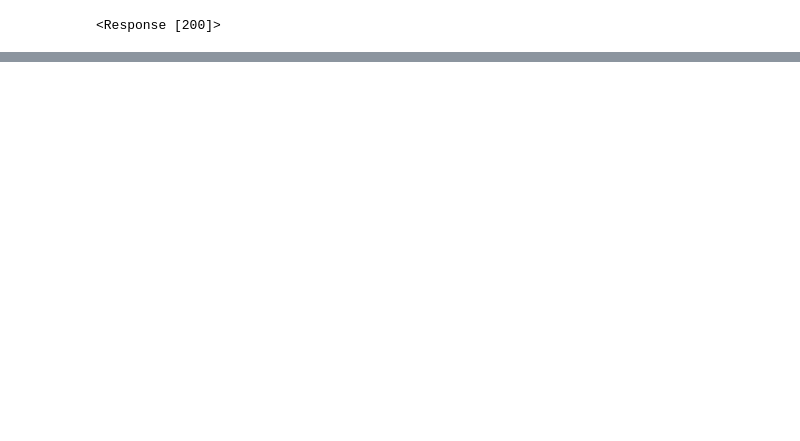
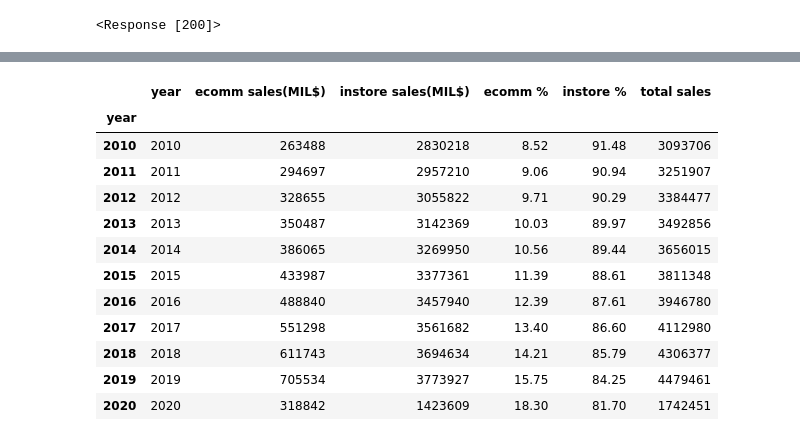
Before and after one commit to jeffhoffmanmba/Project1_eCommerce_Trends, a Jupyter notebook: Census API.ipynb, the cells around one changed output, grey strips where cells are left out. Saved outputs shown, nothing was run; the diff lists cells and outputs as text; code cells hidden in the pictures; blank space fills up the shorter version.

```diff
--- a/Census API.ipynb
+++ b/Census API.ipynb
@@ -124,0 +153,3 @@ category_df.head()
+# %%
+ecomm_sales["amount"]=ecomm_sales["amount"].astype(int)
+ecomm_sales
@@ -124,0 +187,3 @@ category_df.head()
+# %%
+total_sales["amount"]=total_sales["amount"].astype(int)
+total_sales
@@ -124,0 +221,26 @@ category_df.head()
+# %%
+ecomm_annual_sales = (ecomm_sales.groupby("year")["amount"].sum())
+total_annual_sales = (total_sales.groupby("year")["amount"].sum())
+instore_annual_sales = total_annual_sales - ecomm_annual_sales
+ecom_per = round((ecomm_annual_sales / total_annual_sales) * 100,2)
+instore_per = round((instore_annual_sales / total_annual_sales) * 100,2)
+years = ecomm_sales.groupby('year')["year"].mean()
+
+yearly_sales_both = pd.DataFrame({"year": years, "ecomm sales(MIL$)": ecomm_annual_sales,
+                                  "instore sales(MIL$)": instore_annual_sales, "ecomm %": ecom_per,
+                                  "instore %": instore_per, "total sales": total_annual_sales})
+yearly_sales_both
+# %% [output]
+|  | year | ecomm sales(MIL$) | instore sales(MIL$) | ecomm % | instore % | total sales |
+| year |  |  |  |  |  |  |
+| 2010 | 2010 | 263488 | 2830218 | 8.52 | 91.48 | 3093706 |
+| 2011 | 2011 | 294697 | 2957210 | 9.06 | 90.94 | 3251907 |
+| 2012 | 2012 | 328655 | 3055822 | 9.71 | 90.29 | 3384477 |
+| 2013 | 2013 | 350487 | 3142369 | 10.03 | 89.97 | 3492856 |
+| 2014 | 2014 | 386065 | 3269950 | 10.56 | 89.44 | 3656015 |
+| 2015 | 2015 | 433987 | 3377361 | 11.39 | 88.61 | 3811348 |
+| 2016 | 2016 | 488840 | 3457940 | 12.39 | 87.61 | 3946780 |
+| 2017 | 2017 | 551298 | 3561682 | 13.40 | 86.60 | 4112980 |
+| 2018 | 2018 | 611743 | 3694634 | 14.21 | 85.79 | 4306377 |
+| 2019 | 2019 | 705534 | 3773927 | 15.75 | 84.25 | 4479461 |
+| 2020 | 2020 | 318842 | 1423609 | 18.30 | 81.70 | 1742451 |
```
Also changed, not shown: parts of 22 cells of this notebook, 1 other file.
